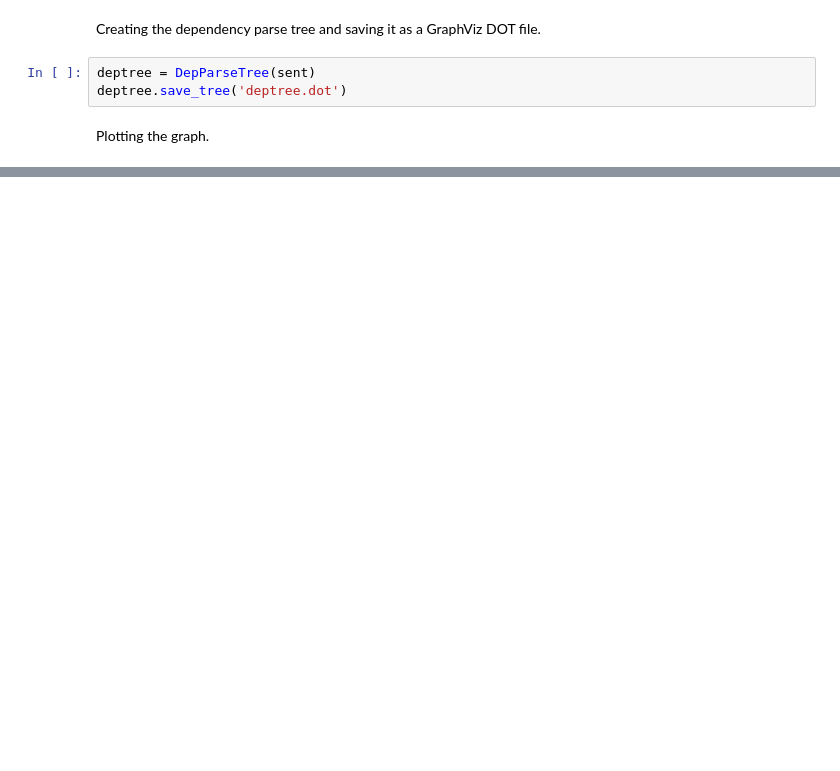
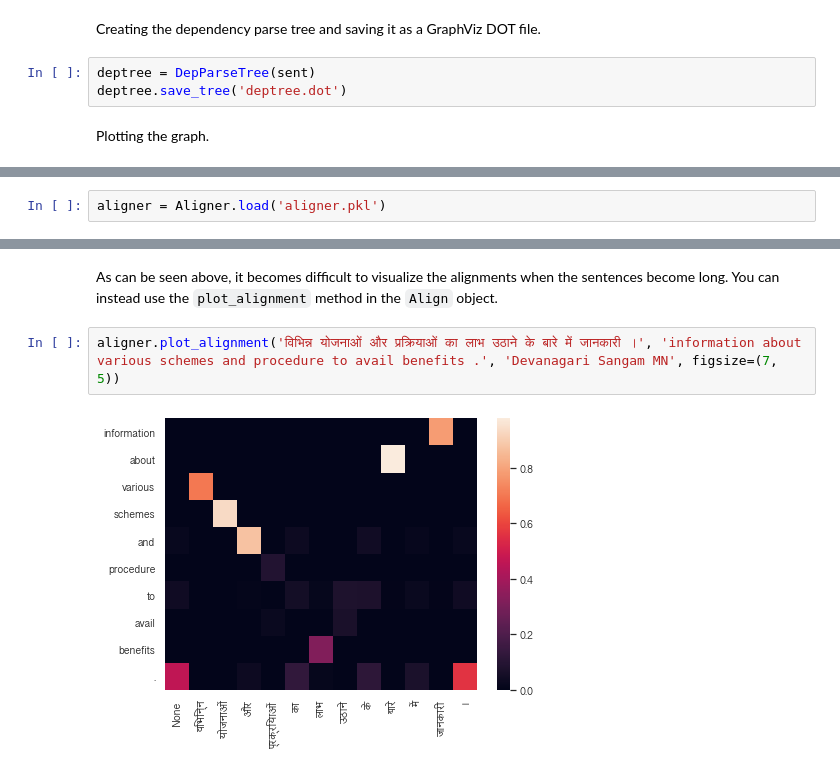
Before and after one commit to nikhilkmr300/indic-aug, a Jupyter notebook: example/example.ipynb, the cells around one changed output, grey strips where cells are left out. Saved outputs shown, nothing was run; the diff lists cells and outputs as text; blank space fills up the shorter version.

Commit message:
Added plot functionality to Aligner, silenced logging from imported libs, improved example

```diff
--- a/example/example.ipynb
+++ b/example/example.ipynb
@@ -209,0 +185,2 @@ for augmentedPair in depparseAugmentor:
+# %%
+aligner = Aligner.load('aligner.pkl')
@@ -209,0 +234,6 @@ for augmentedPair in depparseAugmentor:
+# %% [markdown]
+As can be seen above, it becomes difficult to visualize the alignments when the sentences become long. You can instead use the `plot_alignment` method in the `Align` object.
+# %%
+aligner.plot_alignment('विभिन्न योजनाओं और प्रक्रियाओं का लाभ उठाने के बारे में जानकारी ।', 'information about various schemes and procedure to avail benefits .', 'Devanagari Sangam MN', figsize=(7, 5))
+# %% [output]
+[figure, added]
```
Also changed, not shown: parts of 23 cells of this notebook, 18 other files.
